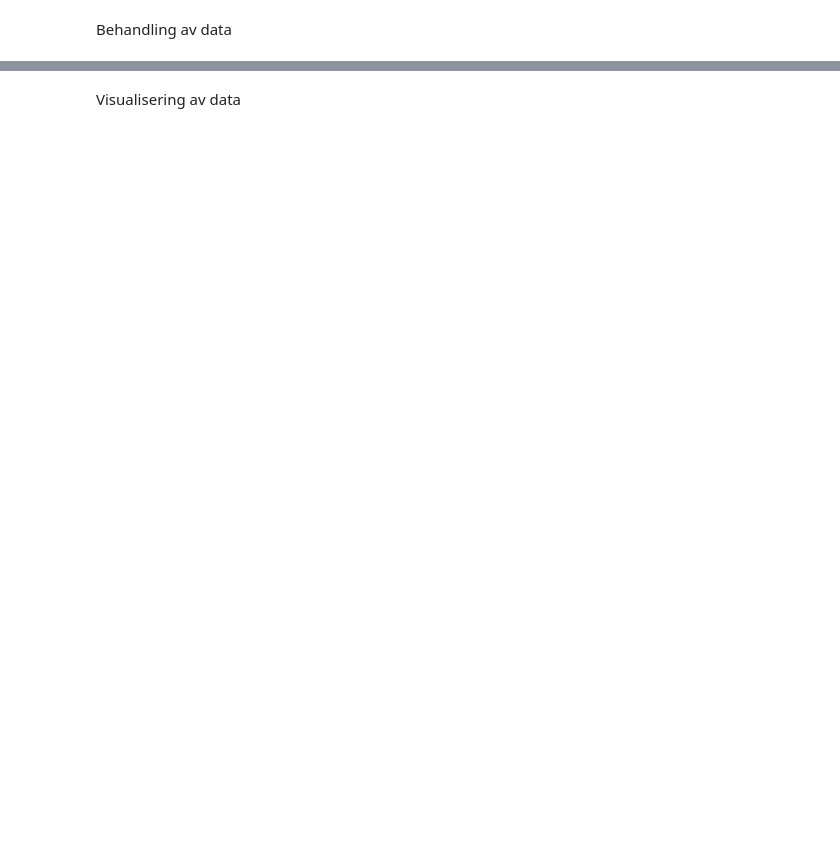
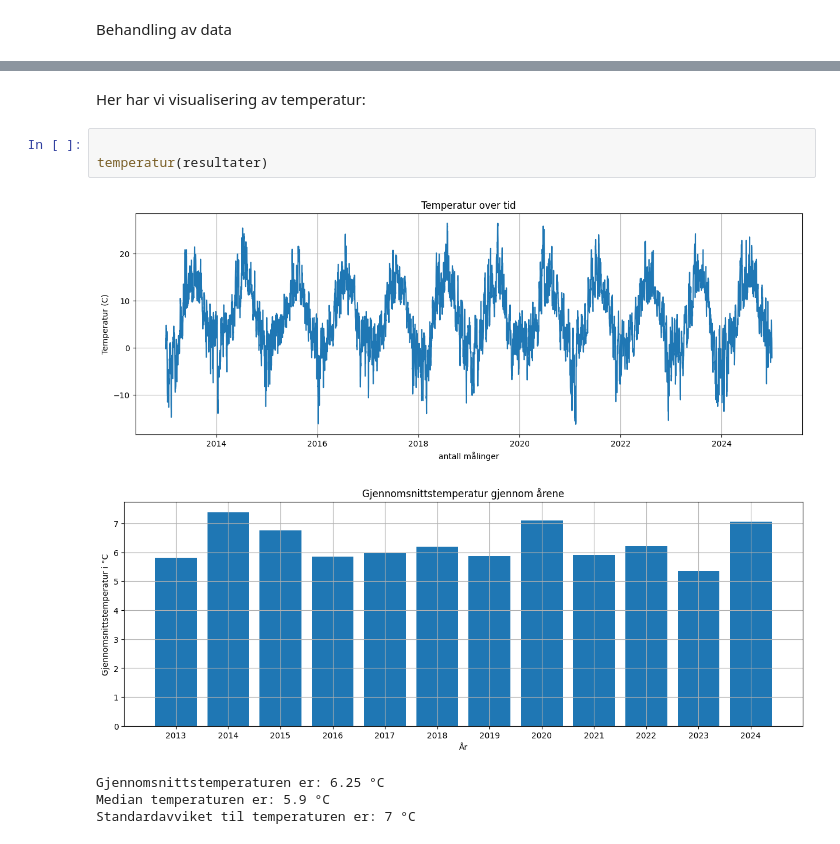
Before and after one commit to PetterOttersen/milj-dataanalyse, a Jupyter notebook: processed_data/Fremstilling.ipynb, the cells around one changed output, grey strips where cells are left out. Saved outputs shown, nothing was run; the diff lists cells and outputs as text; blank space fills up the shorter version.

```diff
--- a/processed_data/Fremstilling.ipynb
+++ b/processed_data/Fremstilling.ipynb
@@ -21,2 +15,11 @@ ImportError: cannot import name 'nedbør' from 'weather' (/Users/petter/Desktop/
-# %% [markdown]
-Visualisering av data
+# %% [markdown]
+Her har vi visualisering av temperatur:
+# %%
+
+temperatur(resultater)
+# %% [output]
+[figure, added]
+[figure, added]
+Gjennomsnittstemperaturen er: 6.25 °C
+Median temperaturen er: 5.9 °C
+Standardavviket til temperaturen er: 7 °C
```
Also changed, not shown: parts of 4 cells of this notebook.
